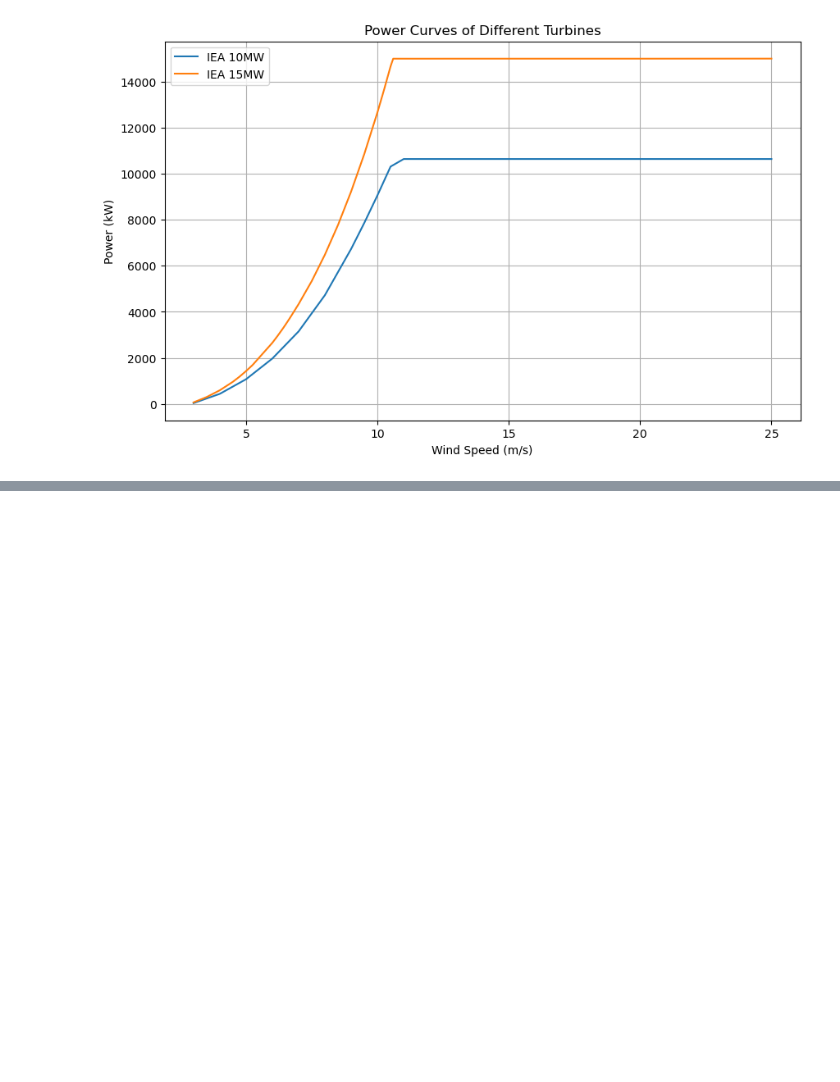
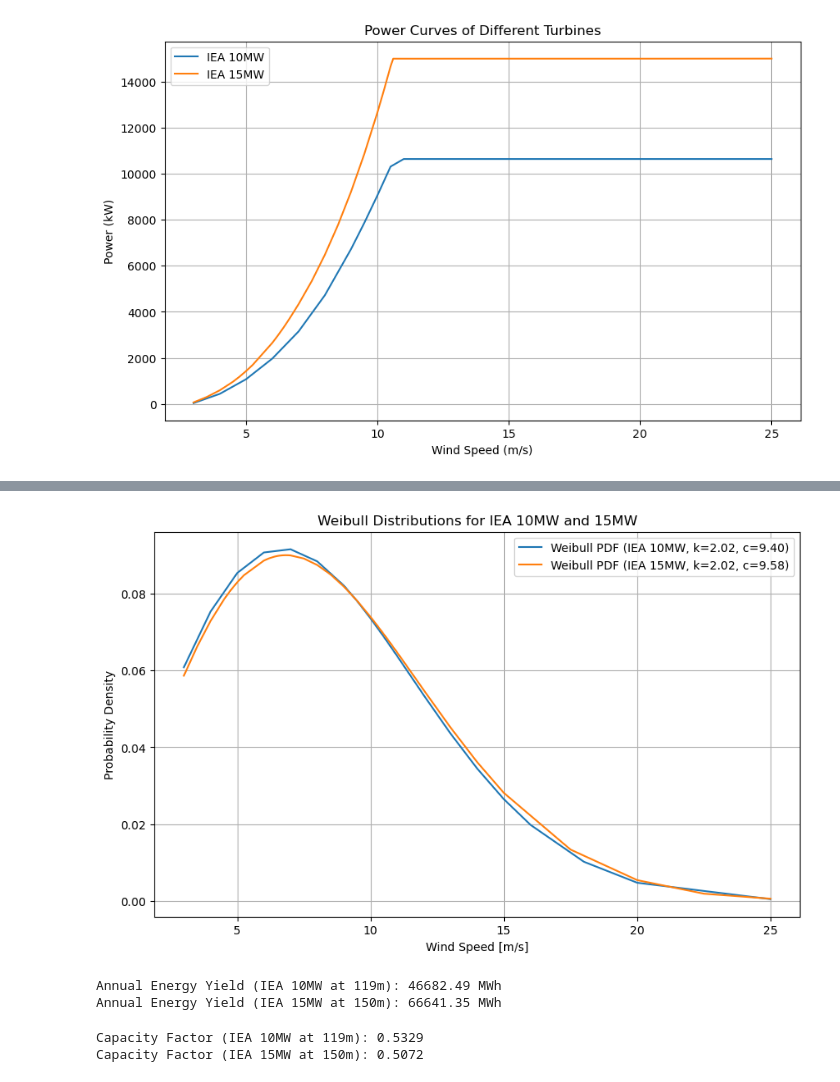
Before and after one commit to Aqdas-M/Offshore-Renewable-Technologies, a Jupyter notebook: Assignment 1/Assignment 1 Code.ipynb, the cells around one changed output, grey strips where cells are left out. Cells and saved outputs as stored; diff of their text form; code cells hidden in the pictures; blank space fills up the shorter version.

```diff
--- a/Assignment 1/Assignment 1 Code.ipynb
+++ b/Assignment 1/Assignment 1 Code.ipynb
@@ -261,0 +291,38 @@ def power(k,c,U):
+# %%
+# Generate Weibull distribution using k and c
+U_119 = data_IEA10['Wind Speed [m/s]'].values
+U_150 = data_IEA15['Wind Speed [m/s]'].values
+
+
+weibull_pdf_119 = weibull_pdf(U_119, k_119, c_119)
+weibull_pdf_150 = weibull_pdf(U_150, k_150, c_150)
+
+plt.figure(figsize=(10, 6))
+plt.plot(U_119, weibull_pdf_119, label=f'Weibull PDF (IEA 10MW, k={k_119:.2f}, c={c_119:.2f})')
+plt.plot(U_150, weibull_pdf_150, label=f'Weibull PDF (IEA 15MW, k={k_150:.2f}, c={c_150:.2f})')
+plt.xlabel('Wind Speed [m/s]')
+plt.ylabel('Probability Density')
+plt.title('Weibull Distributions for IEA 10MW and 15MW')
+plt.legend()
+plt.grid(True)
+plt.show()
+# %% [output]
+[figure, added]
+# %%
+AEY_119 = 24 * 365 * np.trapz(Power_data1['Power [kW]'].values * weibull_pdf_119, U_119) / 1000  # MWh
+AEY_150 = 24 * 365 * np.trapz(Power_data2['Power [kW]'].values * weibull_pdf_150, U_150) / 1000  # MWh
+
+print(f'Annual Energy Yield (IEA 10MW at 119m): {AEY_119:.2f} MWh')
+print(f'Annual Energy Yield (IEA 15MW at 150m): {AEY_150:.2f} MWh')
+# %% [output]
+Annual Energy Yield (IEA 10MW at 119m): 46682.49 MWh
+Annual Energy Yield (IEA 15MW at 150m): 66641.35 MWh
+# %%
+CF_119 = AEY_119 / (10 * 24 * 365)  # Capacity factor for 10MW turbine
+CF_150 = AEY_150 / (15 * 24 * 365)  # Capacity factor for 15MW turbine
+
+print(f'Capacity Factor (IEA 10MW at 119m): {CF_119:.4f}')
+print(f'Capacity Factor (IEA 15MW at 150m): {CF_150:.4f}')
+# %% [output]
+Capacity Factor (IEA 10MW at 119m): 0.5329
+Capacity Factor (IEA 15MW at 150m): 0.5072
```
Also changed, not shown: parts of 6 cells of this notebook.
